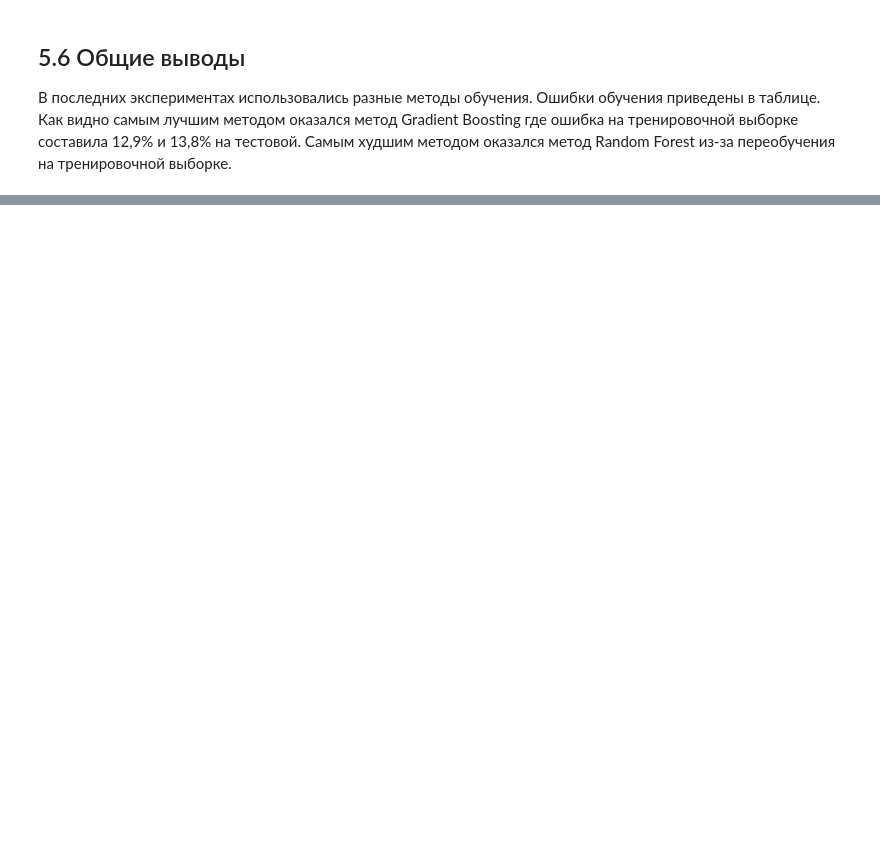
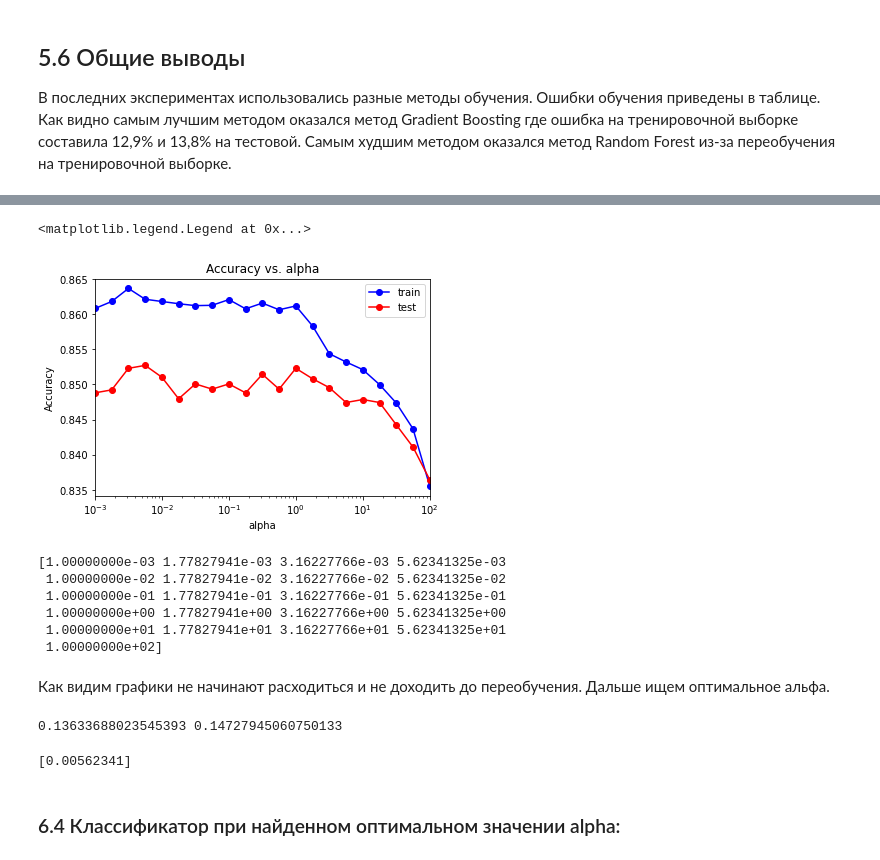
Before and after one commit to Branislava98/Machine-Learning, a Jupyter notebook: Home_work_ML.ipynb, the cells around one changed output, grey strips where cells are left out. Cells and saved outputs as stored; diff of their text form; code cells hidden in the pictures; blank space fills up the shorter version.

```diff
--- a/Home_work_ML.ipynb
+++ b/Home_work_ML.ipynb
@@ -741,0 +859,33 @@ err_table
+# %%
+plt.semilogx(alpha_arr, train_acc, 'b-o', label = 'train')
+plt.semilogx(alpha_arr, test_acc, 'r-o', label = 'test')
+plt.xlim([np.min(alpha_arr), np.max(alpha_arr)])
+plt.title('Accuracy vs. alpha')
+plt.xlabel('alpha')
+plt.ylabel('Accuracy')
+plt.legend()
+# %% [output]
+<matplotlib.legend.Legend at 0x...>
+[figure, added]
+# %%
+print(alpha_arr)
+# %% [output]
+[1.00000000e-03 1.77827941e-03 3.16227766e-03 5.62341325e-03
+ 1.00000000e-02 1.77827941e-02 3.16227766e-02 5.62341325e-02
+ 1.00000000e-01 1.77827941e-01 3.16227766e-01 5.62341325e-01
+ 1.00000000e+00 1.77827941e+00 3.16227766e+00 5.62341325e+00
+ 1.00000000e+01 1.77827941e+01 3.16227766e+01 5.62341325e+01
+ 1.00000000e+02]
+# %% [markdown]
+Как видим графики не начинают расходиться и не доходить до переобучения. Дальше ищем оптимальное альфа.
+# %%
+min_train_err = np.min(train_err)
+min_test_err = np.min(test_err)
+print(min_train_err, min_test_err)
+# %% [output]
+0.13633688023545393 0.14727945060750133
+# %%
+alpha_opt = alpha_arr[test_err == min_test_err]
+print(alpha_opt)
+# %% [output]
+[0.00562341]
@@ -741,0 +894,2 @@ err_table
+# %% [markdown]
+### 6.4 Классификатор при найденном оптимальном значении alpha:
```
Also changed, not shown: parts of 60 cells of this notebook.
